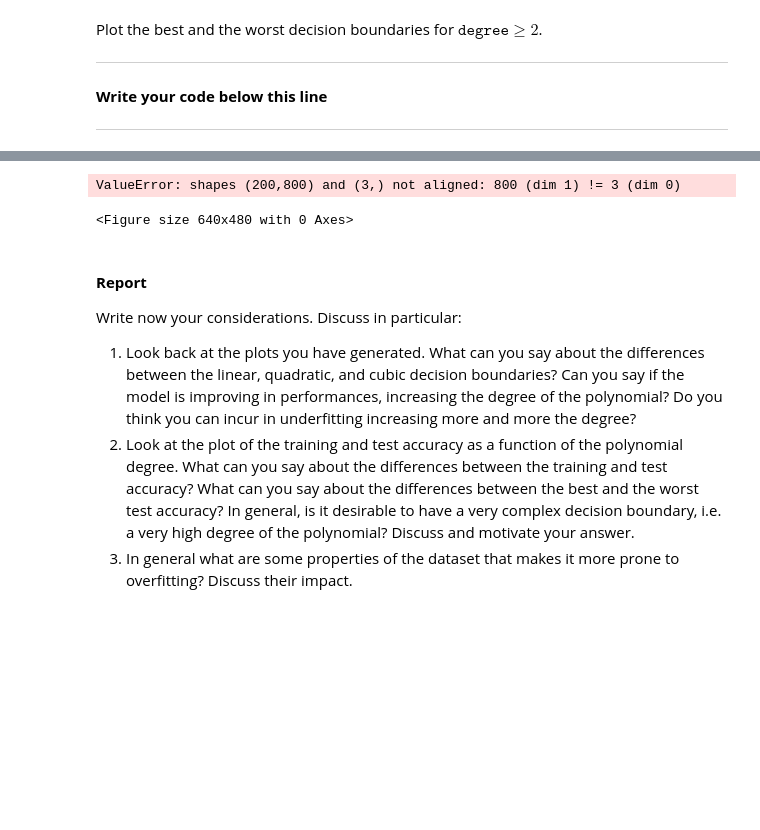
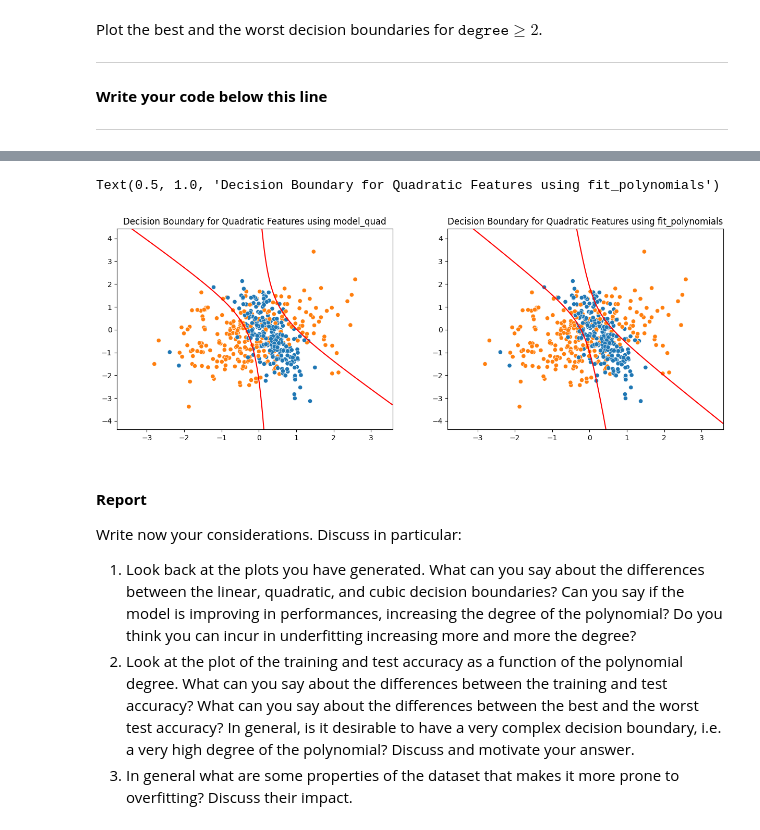
Before and after one commit to muradhuseynov1/clasification_problems, a Jupyter notebook: HW2.ipynb, the cells around one changed output, grey strips where cells are left out. Cells and saved outputs as stored; diff of their text form; code cells hidden in the pictures; blank space fills up the shorter version.

```diff
--- a/HW2.ipynb
+++ b/HW2.ipynb
@@ -592,12 +601,21 @@ ValueError: shapes (200,8000) and (3,) not aligned: 8000 (dim 1) != 3 (dim 0)
 # %%
 # Plot best model
 degree = 2
-plt.figure()
-plot_boundary_function(X, y, model_lin.parameters, degree)
-plt.title("Decision Boundary for Quadratic Features")
+plt.figure(figsize=(15,5))
+plt.subplot(1, 2, 1)
+plot_boundary_function(X, y, model_quad.parameters, degree)
+plt.title("Decision Boundary for Quadratic Features using model_quad")
+
+
+thetas, accuracy_scores_train, accuracy_scores_test = fit_polynomials(
+    X, y, X_val, y_val, degrees=degrees, lr=0.5, num_steps=500, architecture=LogisticRegression
+)
+plt.subplot(1,2,2)
+plot_boundary_function(X, y, thetas[degree-1], degree)
+plt.title("Decision Boundary for Quadratic Features using fit_polynomials")
 # %% [output]
-ValueError: shapes (200,800) and (3,) not aligned: 800 (dim 1) != 3 (dim 0)
+Text(0.5, 1.0, 'Decision Boundary for Quadratic Features using fit_polynomials')
-<Figure size 640x480 with 0 Axes>
+[figure, added]
 # %% [markdown]
 #### **Report**
 Write now your considerations. Discuss in particular:
```
Also changed, not shown: parts of 4 cells of this notebook.
